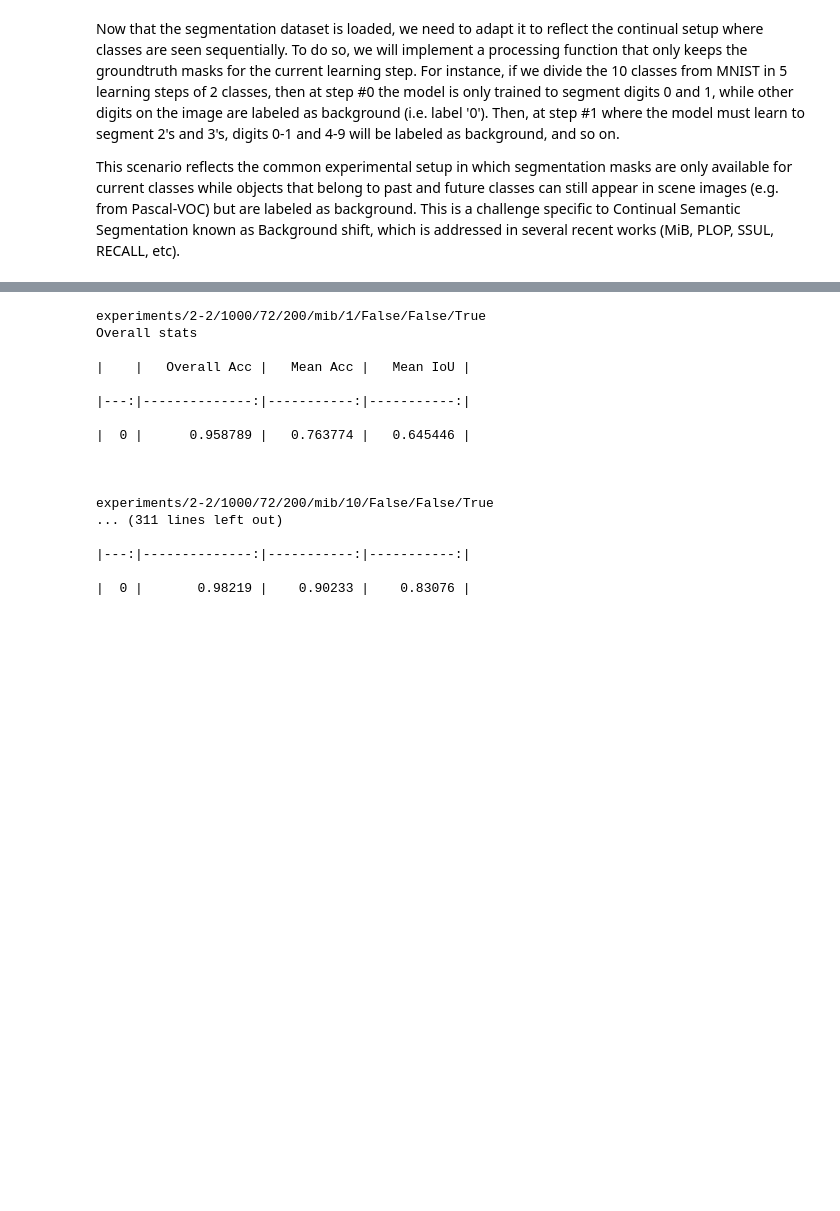
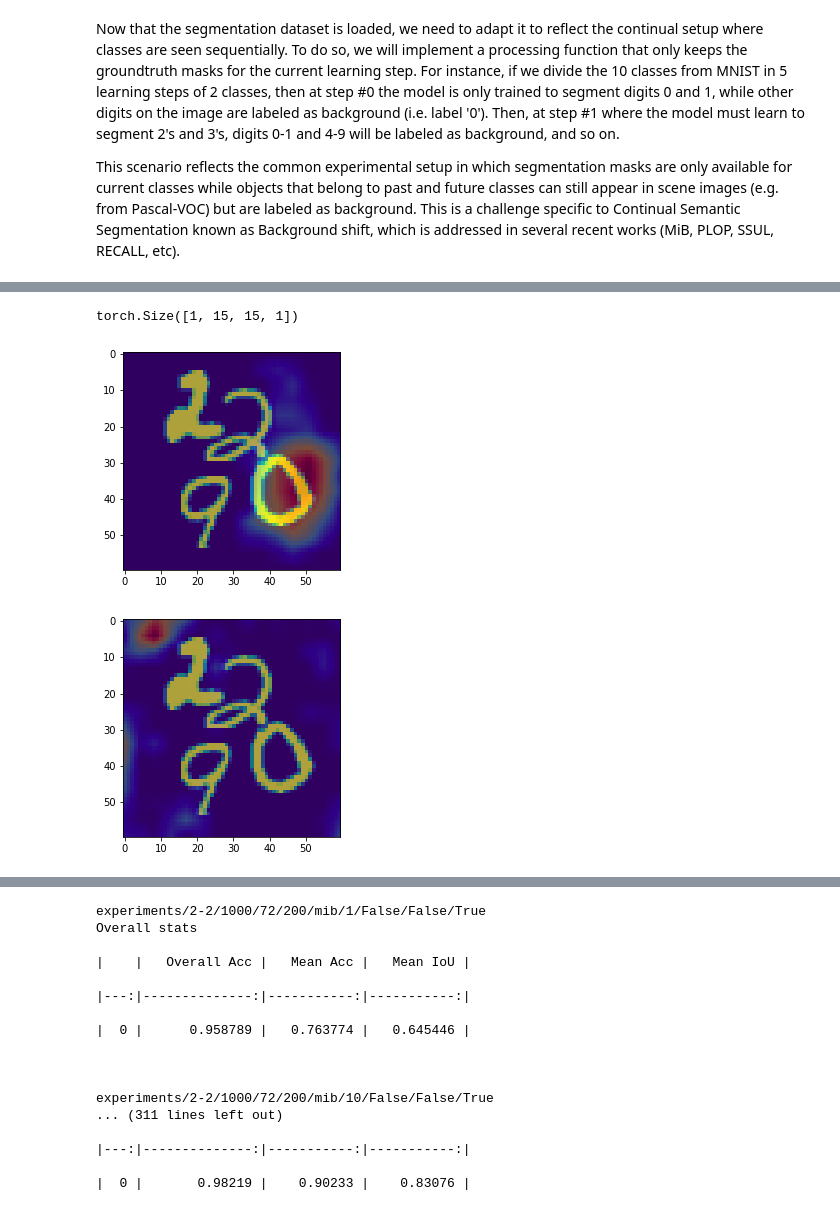
Before and after one commit to mapaf2/mnist-continual-seg, a Jupyter notebook: continual_segmentation_mnist.ipynb, the cells around one changed output, grey strips where cells are left out. Saved outputs shown, nothing was run; the diff lists cells and outputs as text; code cells hidden in the pictures; blank space fills up the shorter version.

```diff
--- a/continual_segmentation_mnist.ipynb
+++ b/continual_segmentation_mnist.ipynb
@@ -137,0 +387,15 @@ pseudoseg = PseudoSeg()
+# %%
+model.eval()
+
+features, out, _ = trainer.model(data[0].cuda().float())
+activation_map = compute_cam(features, out, 3)
+print(activation_map[:,:,:,:1].shape)
+for i in range(2):
+  a_map = F.interpolate(activation_map[:,:,:,i].unsqueeze(0), (60,60), mode="bilinear", align_corners=True)
+  plt.imshow(data[0][0,0])
+  plt.imshow(a_map[0,0].detach().cpu().numpy(), alpha=0.3, cmap="jet")
+  plt.show()
+# %% [output]
+torch.Size([1, 15, 15, 1])
+[figure, added]
+[figure, added]
```
Also changed, not shown: parts of 21 cells of this notebook.
